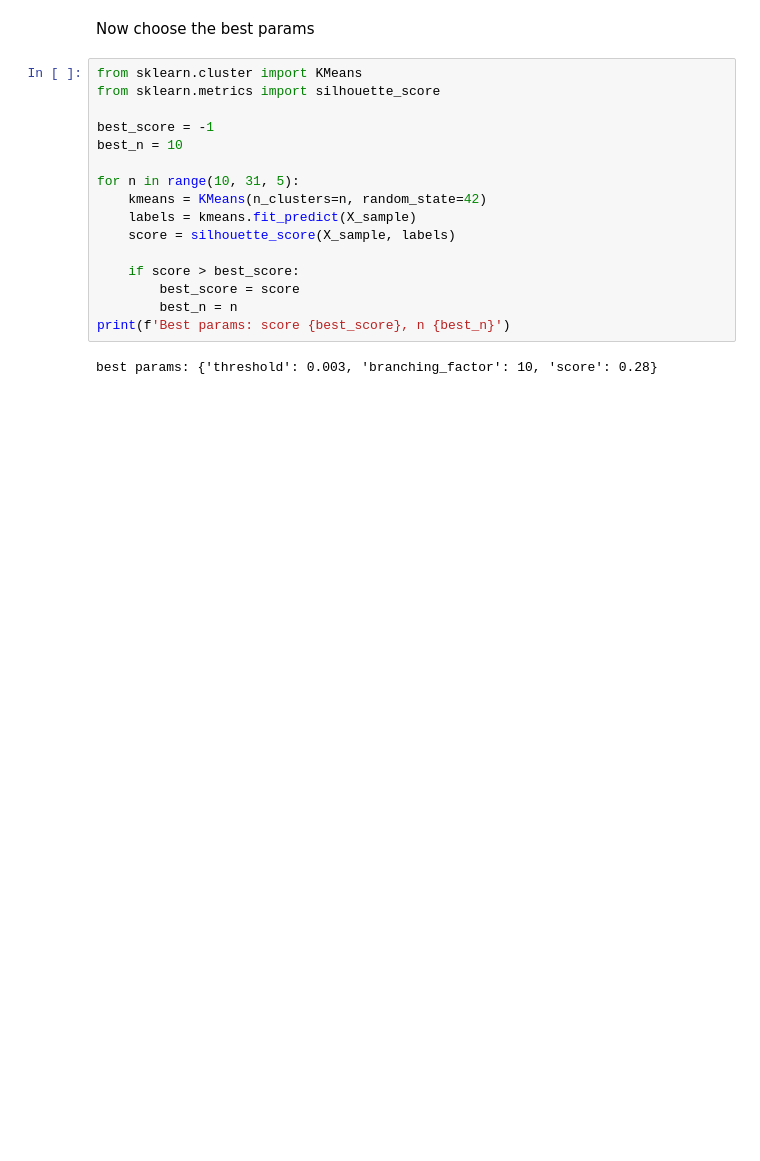
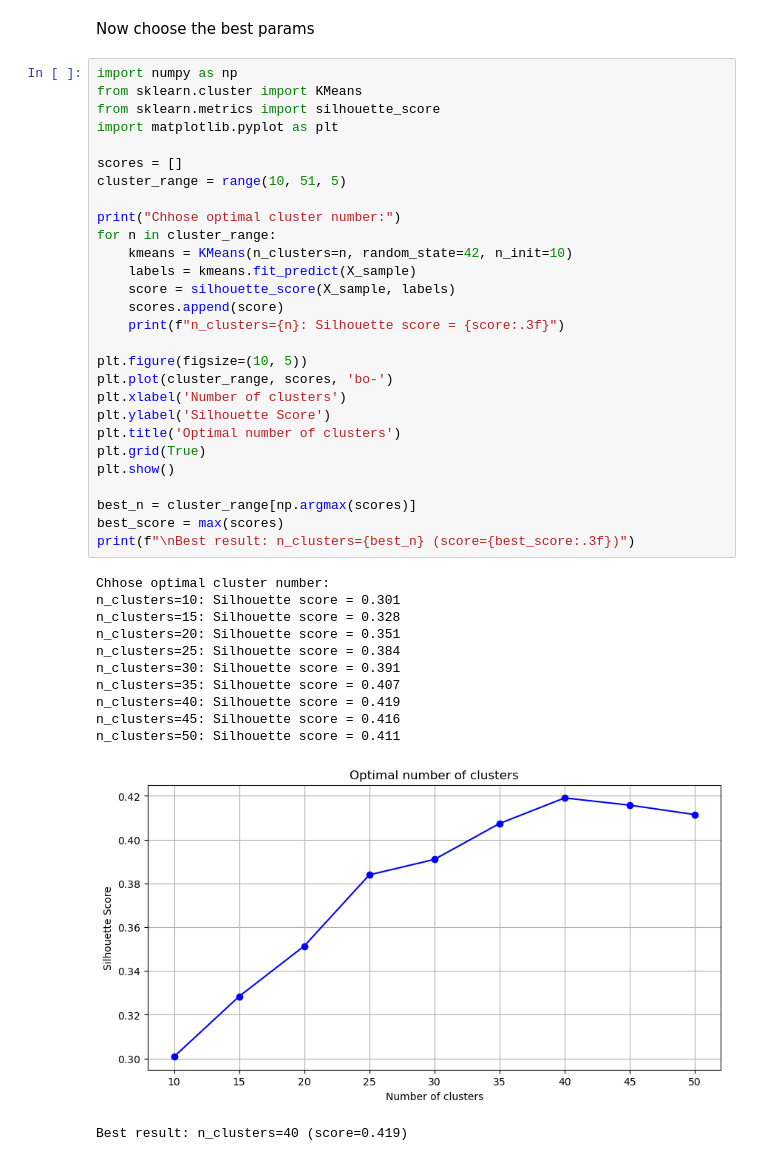
Before and after one commit to IU-Capstone-Project-2025/KIZAK, a Jupyter notebook: ml/jv_mapping.ipynb, the cells around one changed output. Saved outputs shown, nothing was run; the diff lists cells and outputs as text; blank space fills up the shorter version.

Commit message:
clusterization completed(almost) :)

```diff
--- a/ml/jv_mapping.ipynb
+++ b/ml/jv_mapping.ipynb
@@ -355,20 +353,43 @@ NameError: name 'X_reduced' is not defined
 # %% [markdown]
 Now choose the best params
 # %%
+import numpy as np
 from sklearn.cluster import KMeans
 from sklearn.metrics import silhouette_score
+import matplotlib.pyplot as plt
 
-best_score = -1
-best_n = 10
+scores = []
+cluster_range = range(10, 51, 5)
 
-for n in range(10, 31, 5):
-    kmeans = KMeans(n_clusters=n, random_state=42)
+print("Chhose optimal cluster number:")
+for n in cluster_range:
+    kmeans = KMeans(n_clusters=n, random_state=42, n_init=10)
     labels = kmeans.fit_predict(X_sample)
     score = silhouette_score(X_sample, labels)
+    scores.append(score)
+    print(f"n_clusters={n}: Silhouette score = {score:.3f}")
 
-    if score > best_score:
-        best_score = score
-        best_n = n
-print(f'Best params: score {best_score}, n {best_n}')
+plt.figure(figsize=(10, 5))
+plt.plot(cluster_range, scores, 'bo-')
+plt.xlabel('Number of clusters')
+plt.ylabel('Silhouette Score')
+plt.title('Optimal number of clusters')
+plt.grid(True)
+plt.show()
+
+best_n = cluster_range[np.argmax(scores)]
+best_score = max(scores)
+print(f"\nBest result: n_clusters={best_n} (score={best_score:.3f})")
 # %% [output]
-best params: {'threshold': 0.003, 'branching_factor': 10, 'score': 0.28}
+Chhose optimal cluster number:
+n_clusters=10: Silhouette score = 0.301
+n_clusters=15: Silhouette score = 0.328
+n_clusters=20: Silhouette score = 0.351
+n_clusters=25: Silhouette score = 0.384
+n_clusters=30: Silhouette score = 0.391
+n_clusters=35: Silhouette score = 0.407
+n_clusters=40: Silhouette score = 0.419
+n_clusters=45: Silhouette score = 0.416
+n_clusters=50: Silhouette score = 0.411
+[figure, added]
+Best result: n_clusters=40 (score=0.419)
```
Also changed, not shown: parts of 11 cells of this notebook.
